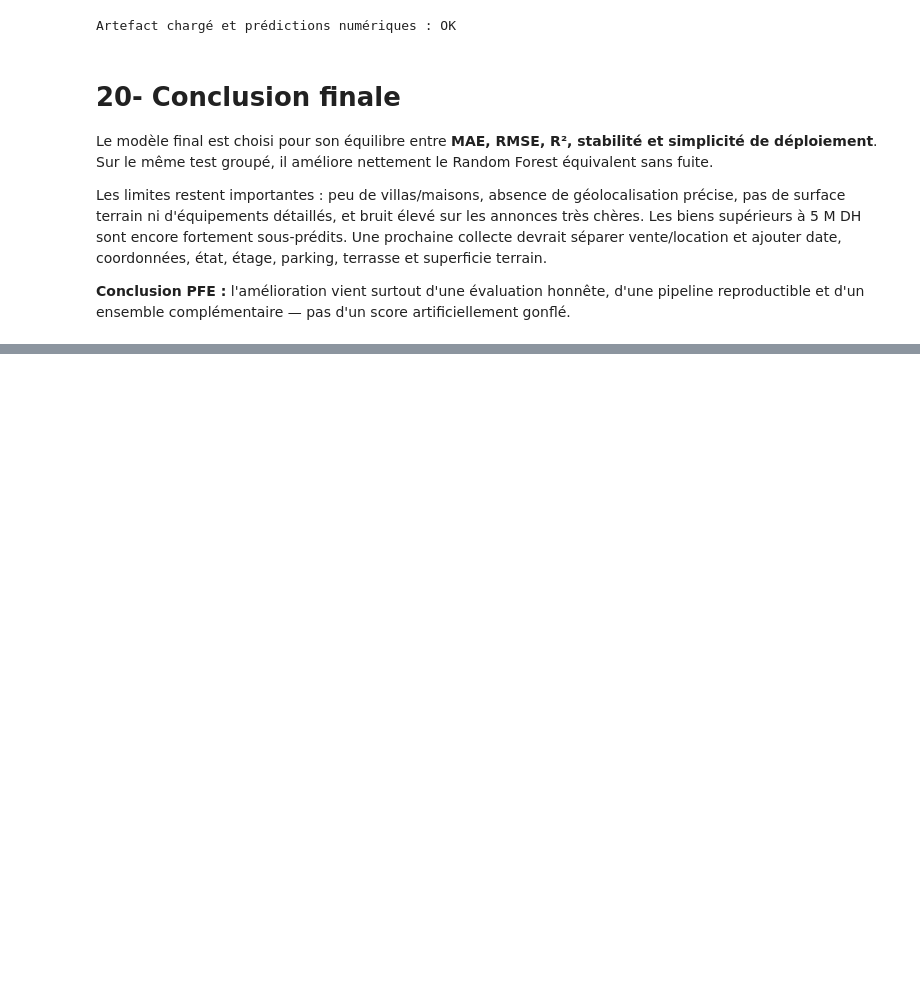
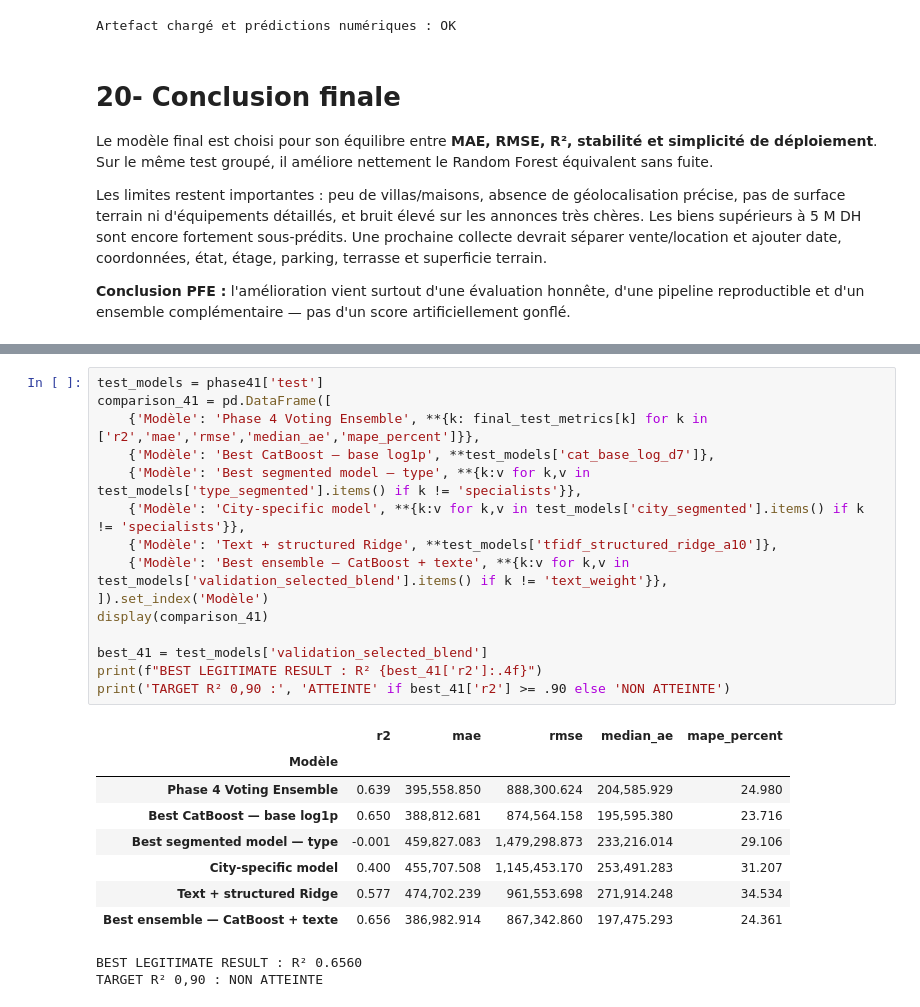
Before and after one commit to zineb-stack/MaisonDeLUX, a Jupyter notebook: ml/notebooks/model_final.ipynb, the cells around one changed output, grey strips where cells are left out. Cells and saved outputs as stored; diff of their text form; blank space fills up the shorter version.

```diff
--- a/ml/notebooks/model_final.ipynb
+++ b/ml/notebooks/model_final.ipynb
@@ -990,0 +1096,26 @@ Les limites restent importantes : peu de villas/maisons, absence de géolocalisa
+# %%
+test_models = phase41['test']
+comparison_41 = pd.DataFrame([
+    {'Modèle': 'Phase 4 Voting Ensemble', **{k: final_test_metrics[k] for k in ['r2','mae','rmse','median_ae','mape_percent']}},
+    {'Modèle': 'Best CatBoost — base log1p', **test_models['cat_base_log_d7']},
+    {'Modèle': 'Best segmented model — type', **{k:v for k,v in test_models['type_segmented'].items() if k != 'specialists'}},
+    {'Modèle': 'City-specific model', **{k:v for k,v in test_models['city_segmented'].items() if k != 'specialists'}},
+    {'Modèle': 'Text + structured Ridge', **test_models['tfidf_structured_ridge_a10']},
+    {'Modèle': 'Best ensemble — CatBoost + texte', **{k:v for k,v in test_models['validation_selected_blend'].items() if k != 'text_weight'}},
+]).set_index('Modèle')
+display(comparison_41)
+
+best_41 = test_models['validation_selected_blend']
+print(f"BEST LEGITIMATE RESULT : R² {best_41['r2']:.4f}")
+print('TARGET R² 0,90 :', 'ATTEINTE' if best_41['r2'] >= .90 else 'NON ATTEINTE')
+# %% [output]
+|  | r2 | mae | rmse | median_ae | mape_percent |
+| Modèle |  |  |  |  |  |
+| Phase 4 Voting Ensemble | 0.639 | 395,558.850 | 888,300.624 | 204,585.929 | 24.980 |
+| Best CatBoost — base log1p | 0.650 | 388,812.681 | 874,564.158 | 195,595.380 | 23.716 |
+| Best segmented model — type | -0.001 | 459,827.083 | 1,479,298.873 | 233,216.014 | 29.106 |
+| City-specific model | 0.400 | 455,707.508 | 1,145,453.170 | 253,491.283 | 31.207 |
+| Text + structured Ridge | 0.577 | 474,702.239 | 961,553.698 | 271,914.248 | 34.534 |
+| Best ensemble — CatBoost + texte | 0.656 | 386,982.914 | 867,342.860 | 197,475.293 | 24.361 |
+BEST LEGITIMATE RESULT : R² 0.6560
+TARGET R² 0,90 : NON ATTEINTE
```
Also changed, not shown: parts of 14 cells of this notebook, 5 other files.
